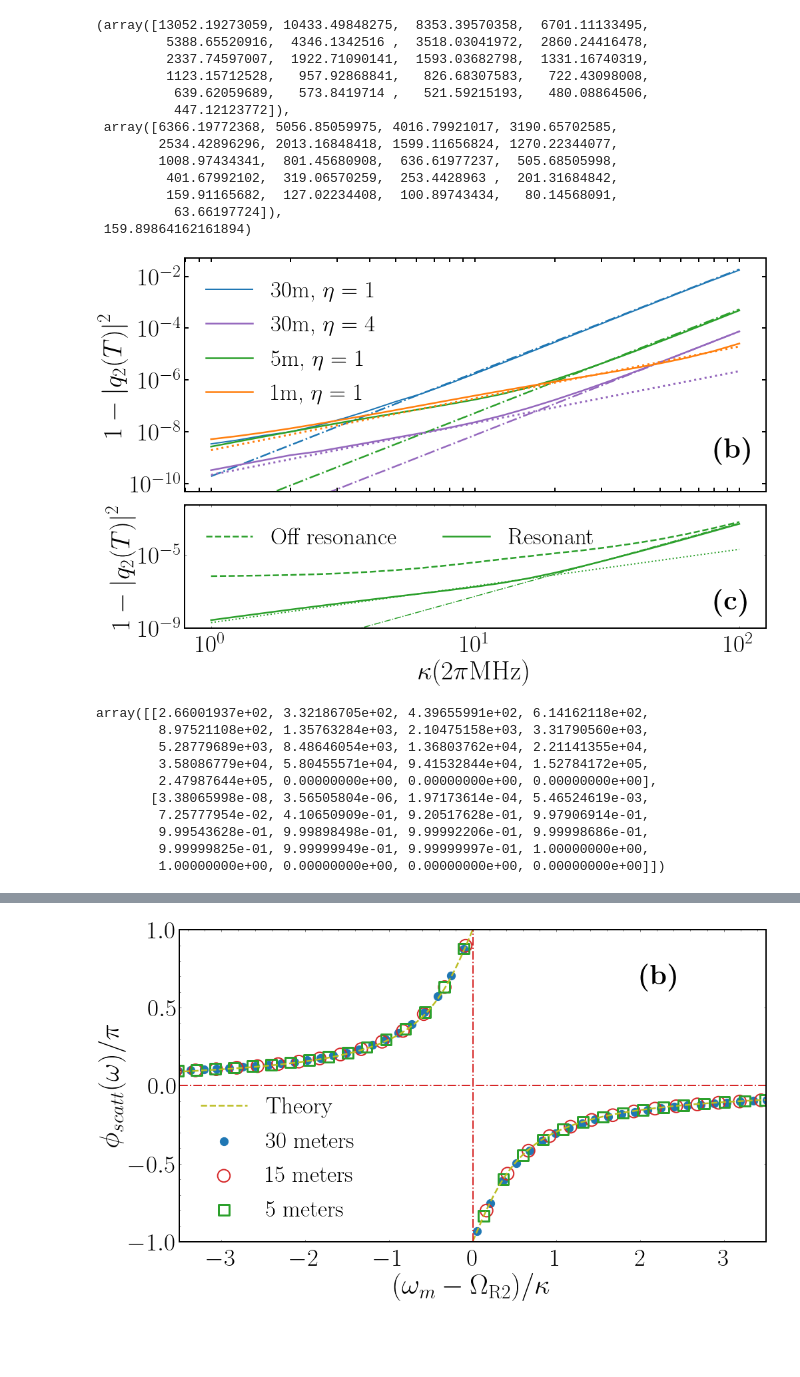
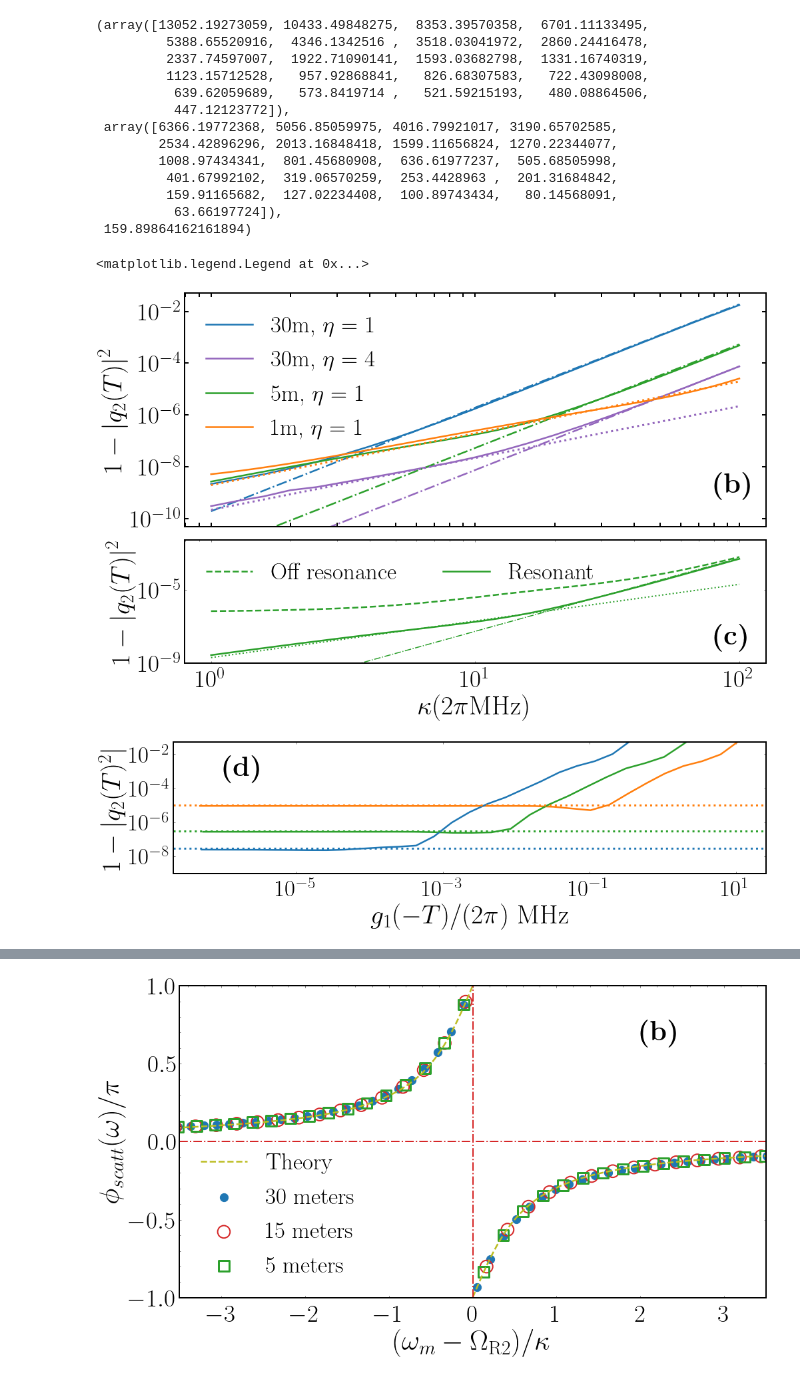
Before and after one commit to Gphysics-fpf/2022_state_transfer, a Jupyter notebook: Codes/99 All article plots.ipynb, the cells around one changed output, grey strips where cells are left out. Drawn from its saved outputs; the diff is of its cells as text; code cells hidden in the pictures; blank space fills up the shorter version.

```diff
--- a/Codes/99 All article plots.ipynb
+++ b/Codes/99 All article plots.ipynb
@@ -87,22 +95,23 @@ duration_30m, 2*(10/(all_kappas*0.5)), setup.Exp2QB2Cavities(l=30).tprop
 fig, (ax1, ax2) = plt.subplots(2, 1, figsize=(14,9), sharex=True, constrained_layout=True,  gridspec_kw={'height_ratios': [1.9, 1]})
 # plt.tight_layout()
 plt.rcParams.update({'font.size': 35})
+
+all_kappas = 2*π*np.logspace(0.0, 2.0, 21)*1e-3
 fid_difr_30 = diffraction(l=30, κ=all_kappas)
 fid_difr_30_quarter = diffraction(l=30, κ=all_kappas/4)
-fid_difr_5 =  diffraction(l=5, κ=all_kappas)
+fid_difr_5 =  diffraction(l=5, κ=2*π*np.logspace(0.0, 2.0, 36)*1e-3)
 
-ax1.plot(all_kappas/(2e-3*π),1-np.load('q2_ST_L30.npy'),linewidth=2, label= '30m, $\\eta = 1$', color='tab:blue')
+ax1.plot(all_kappas/(2e-3*π),1-np.load('../Data/P_transfer_30m.npy')[:,0],linewidth=2.5, label= '30m, $\\eta = 1$', color='tab:blue')
 ax1.plot(all_kappas/(2e-3*π), 1-fid_difr_30, '-.',linewidth=2.5, color='tab:blue')#, label = 'Diffraction 30m')
 
-ax1.plot(all_kappas/(2e-3*π),1-np.load('state_transfer_30_quarter.npy'),color='tab:purple',linewidth=2.5, label = '30m, $\\eta = 4$')
+ax1.plot(all_kappas/(2e-3*π),1-np.load('../Data/P_transfer_30m_quarter.npy')[:,0],color='tab:purple',linewidth=2.5, label = '30m, $\\eta = 4$')
 ax1.plot(all_kappas/(2e-3*π), 1-fid_difr_30_quarter, '-.',linewidth=2.5, color='tab:purple')#, label = 'Diffraction 30m, $\\tilde{\\kappa}=\\kappa/4$ ' )
 
-ax1.plot(all_kappas/(2e-3*π),1-np.load('state_transfer_5_resonant_k.npy'),linewidth=2.5, color='tab:green', label= '5m, $\\eta = 1$')
+all_kappas = 2*π*np.logspace(0.0, 2.0, 36)*1e-3
+ax1.plot(all_kappas/(2e-3*π),1-np.load('../Data/P_transfer_5m.npy')[:,0],linewidth=2.5, color='tab:green', label= '5m, $\\eta = 1$')
 ax1.plot(all_kappas/(2e-3*π), 1-fid_difr_5, '-.',linewidth=2.5, color='tab:green')#, label = 'Diffraction 5m, $\\tilde{\\kappa}=\\kappa$')
 
-ax1.plot(all_kappas/(2e-3*π),1-np.load('state_transfer_1_resonant_k_71modes.npy'),linewidth=2.5, color='tab:orange', label= '1m, $\\eta = 1$')
-# ax1.plot(all_kappas/(2e-3*π), 1-fid_difr_5, '-.',linewidth=2.5, color='tab:green')#, label = 'Diffraction 5m, $\\tilde{\\kappa}=\\kappa$')
-
+ax1.plot(all_kappas/(2e-3*π),1-np.load('../Data/P_transfer_1m_71modes.npy')[:,0],linewidth=2.5, color='tab:orange', label= '1m, $\\eta = 1$')
 
 ax1.plot(all_kappas/(2e-3*π),all_kappas**2*1.5/3e4,':',color='tab:orange', linewidth=3)
 ax1.plot(all_kappas/(2e-3*π),all_kappas**2/6/3e4,':',color='tab:purple', linewidth=3)
@@ -129,8 +138,8 @@ ax1.xaxis.set_tick_params(labelsize=37)
 ax1.xaxis.set_tick_params(pad=10)
 
 plt.rcParams.update({'font.size': 35})
-ax2.plot(all_kappas/(2e-3*π),1-np.load('state_transfer_5.npy') , '--',linewidth=2.5, color='tab:green', label= 'Off resonance')
-ax2.plot(all_kappas/(2e-3*π),1-np.load('state_transfer_5_resonant_k.npy'),linewidth=2.5, color='tab:green', label= 'Resonant')
+ax2.plot(all_kappas/(2e-3*π),1-np.load('../Data/P_transfer_5m_offresonance.npy')[:,0] , '--',linewidth=2.5, color='tab:green', label= 'Off resonance')
+ax2.plot(all_kappas/(2e-3*π),1-np.load('../Data/P_transfer_5m.npy')[:,0],linewidth=2.5, color='tab:green', label= 'Resonant')
 ax2.plot(all_kappas/(2e-3*π), 1-fid_difr_5, '-.',linewidth=1.5, color='tab:green')#, label = 'Diffraction 5m, $\\tilde{\\kappa}=\\kappa$')
 ax2.plot(all_kappas/(2e-3*π),all_kappas**2*1.5/3e4,':',color='tab:green', linewidth=2)
 
@@ -149,9 +158,10 @@ ax2.xaxis.set_tick_params(pad=10)
 ax2.semilogy()
 ax2.semilogx()
 ax2.legend(loc='best', ncol=2)
-plt.show()
 
-fig.savefig('../Newfigures/fig2bc.svg')
-fig.savefig('../Newfigures/fig2bc.pdf')
+
+# fig.savefig('../Newfigures/fig2bc.svg')
+# fig.savefig('../Newfigures/fig2bc.pdf')
 # %% [output]
+<matplotlib.legend.Legend at 0x...>
 [figure]
@@ -167,13 +168,31 @@ state_transfer_30m_comparison_times = np.load('state_transfer_30m_comparison_tim
-# %%
-adiabatic_state_transfer_30m_kappa3MHz#, adiabatic_state_transfer_5m_kappa18MHz
-# %% [output]
-array([[2.66001937e+02, 3.32186705e+02, 4.39655991e+02, 6.14162118e+02,
-        8.97521108e+02, 1.35763284e+03, 2.10475158e+03, 3.31790560e+03,
-        5.28779689e+03, 8.48646054e+03, 1.36803762e+04, 2.21141355e+04,
-        3.58086779e+04, 5.80455571e+04, 9.41532844e+04, 1.52784172e+05,
-        2.47987644e+05, 0.00000000e+00, 0.00000000e+00, 0.00000000e+00],
-       [3.38065998e-08, 3.56505804e-06, 1.97173614e-04, 5.46524619e-03,
-        7.25777954e-02, 4.10650909e-01, 9.20517628e-01, 9.97906914e-01,
-        9.99543628e-01, 9.99898498e-01, 9.99992206e-01, 9.99998686e-01,
-        9.99999825e-01, 9.99999949e-01, 9.99999997e-01, 1.00000000e+00,
-        1.00000000e+00, 0.00000000e+00, 0.00000000e+00, 0.00000000e+00]])
+# %%
+fig, (ax3) = plt.subplots(1, 1, figsize=(14,4),  constrained_layout=True)
+
+pulse_shaping_30m_cutoff = np.load('../Data/pulse_shaping_30m_cutoff.npy')
+pulse_shaping_5m_cutoff = np.load('../Data/pulse_shaping_5m_cutoff.npy')
+pulse_shaping_1m_cutoff = np.load('../Data/pulse_shaping_1m_cutoff.npy')
+
+ax3.loglog(pulse_shaping_1m_cutoff[:,10], 1-pulse_shaping_1m_cutoff[:,7],'-',linewidth=2.5, color='tab:orange', label =' 1 m' )
+ax3.loglog(pulse_shaping_5m_cutoff[:,10], 1-pulse_shaping_5m_cutoff[:,7],'-',linewidth=2.5, color='tab:green', label =' 5 m' )
+ax3.loglog(pulse_shaping_30m_cutoff[:,10], 1-pulse_shaping_30m_cutoff[:,7],'-',linewidth=2.5, color='tab:blue', label =' 30 m' )
+
+ax3.set_ylabel('$1 - |q_2(T)^2|$', {'fontsize': 40})
+ax3.set_xlabel('$g_1(-T)$/$(2 \pi)$ MHz ', {'fontsize': 40})
+ax3.axhline(y = 1e-05, linestyle = ':', linewidth=3, color='tab:orange')
+ax3.axhline(y = 3e-07, linestyle = ':', linewidth=3, color='tab:green')
+ax3.axhline(y = 2.9e-8, linestyle = ':', linewidth=3, color='tab:blue')
+ax3.set_yticks([1e-8,1e-6,1e-4,1e-2]) #,['10^1','10^2','10^3','10^4'])
+
+ax3.tick_params(which='minor', color='black', width=2, length=6)
+
+ax3.set_ylim(1e-9, .5e-1)
+ax3.text(1e-6, .5e-3,'\\textbf{(d)}',color='black', weight='bold', fontsize=42)
+ax3.xaxis.set_tick_params(pad=10)
+
+# ax3.legend()
+plt.show()
+
+fig.savefig('../Figures/fig2d.svg')
+fig.savefig('../Figures/fig2d.pdf')
+# %% [output]
+[figure, added]
```
Also changed, not shown: parts of 12 cells of this notebook, 5 other files.
